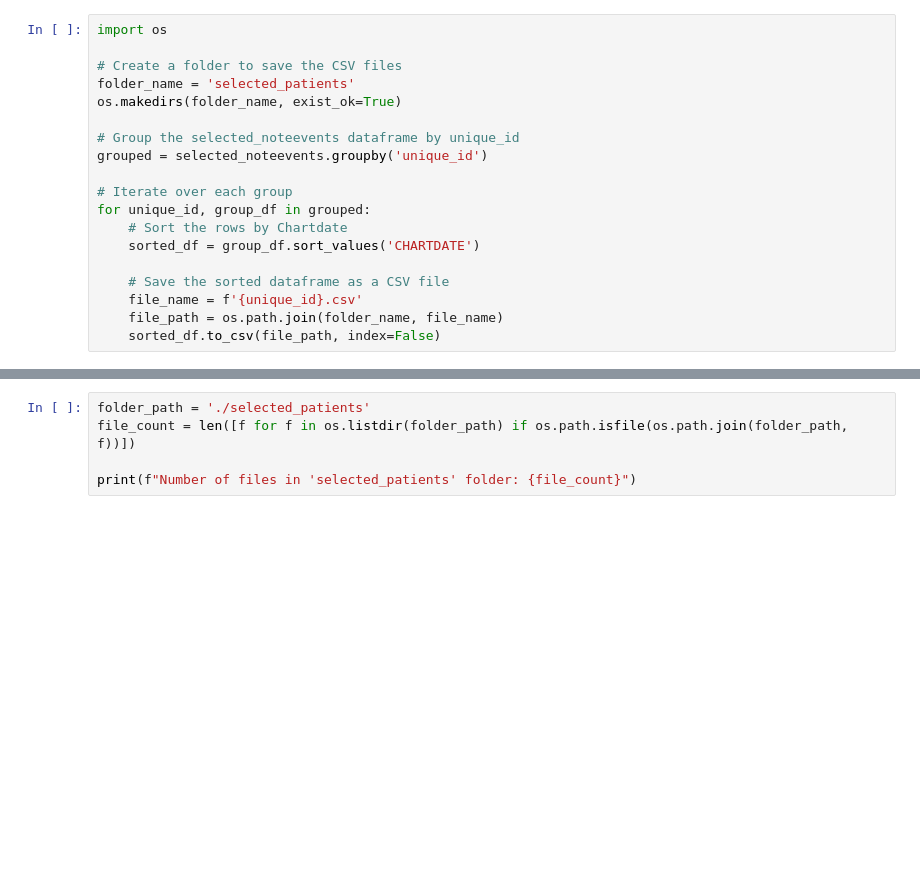
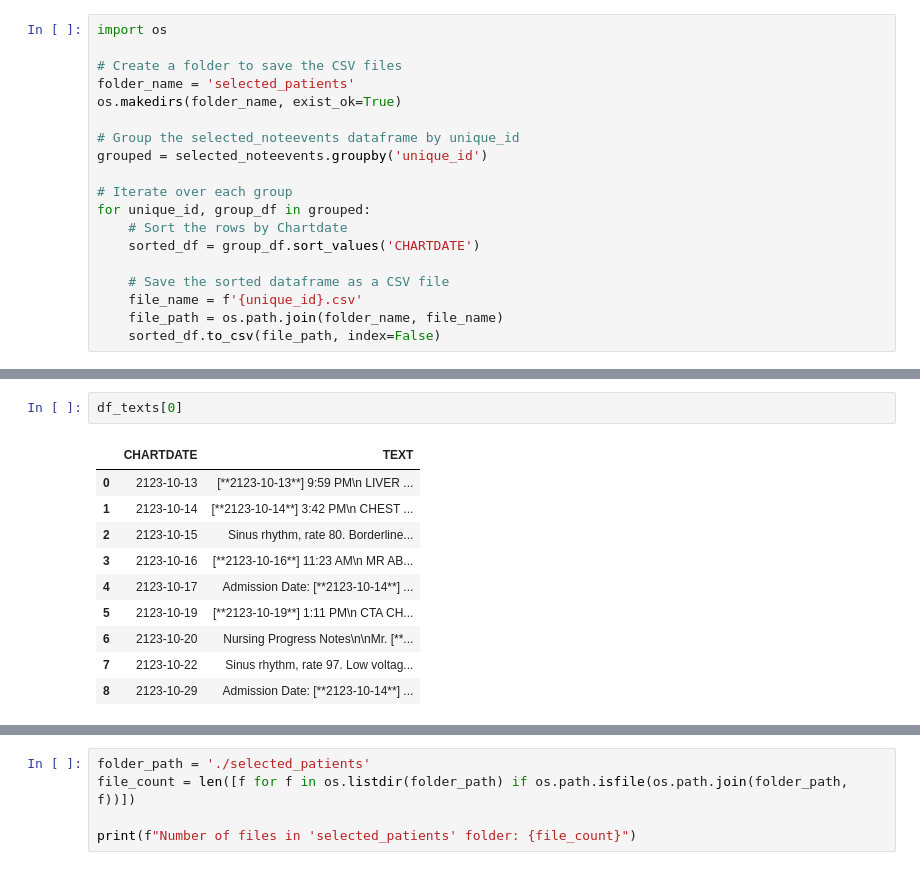
Before and after one commit to RitvikKapila/BioMedNLP_Project, a Jupyter notebook: data_analysis_filtering_model_trials/data_preproc_new.ipynb, the cells around one changed output, grey strips where cells are left out. Cells and saved outputs as stored; diff of their text form; blank space fills up the shorter version.

```diff
--- a/data_analysis_and_filtering/data_preproc_initial.ipynb
+++ b/data_analysis_filtering_model_trials/data_preproc_new.ipynb
@@ -405,0 +535,13 @@ for unique_id, group_df in grouped:
+# %%
+df_texts[0]
+# %% [output]
+|  | CHARTDATE | TEXT |
+| 0 | 2123-10-13 | [**2123-10-13**] 9:59 PM\n LIVER ... |
+| 1 | 2123-10-14 | [**2123-10-14**] 3:42 PM\n CHEST ... |
+| 2 | 2123-10-15 | Sinus rhythm, rate 80. Borderline... |
+| 3 | 2123-10-16 | [**2123-10-16**] 11:23 AM\n MR AB... |
+| 4 | 2123-10-17 | Admission Date: [**2123-10-14**] ... |
+| 5 | 2123-10-19 | [**2123-10-19**] 1:11 PM\n CTA CH... |
+| 6 | 2123-10-20 | Nursing Progress Notes\n\nMr. [**... |
+| 7 | 2123-10-22 | Sinus rhythm, rate 97. Low voltag... |
+| 8 | 2123-10-29 | Admission Date: [**2123-10-14**] ... |
```
Also changed, not shown: parts of 41 cells of this notebook, 4 other files.
